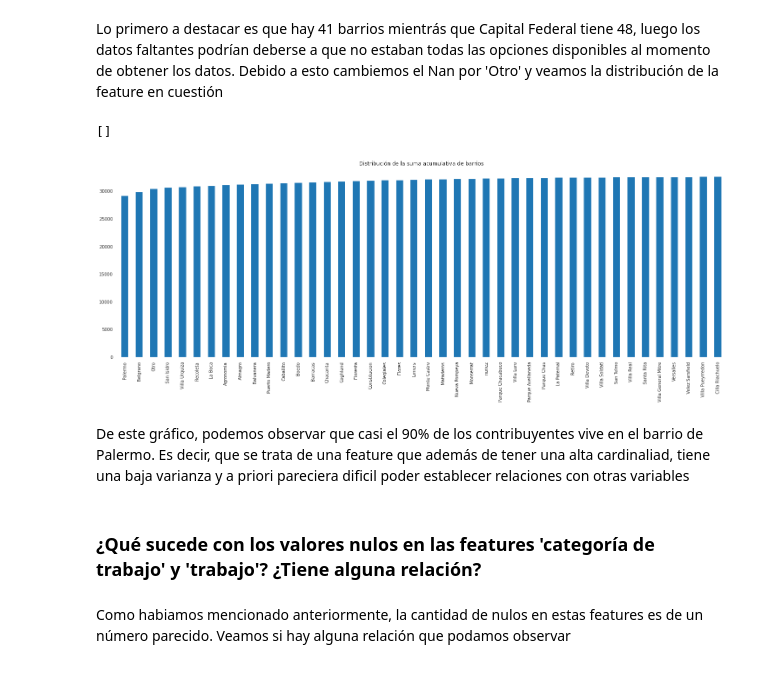
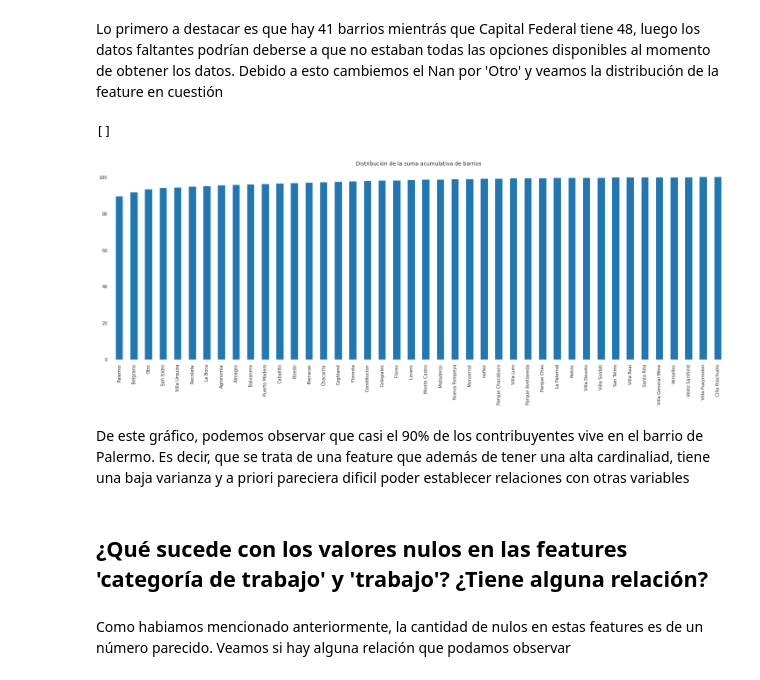
Before and after one commit to fjpacheco/machine-learning, a Jupyter notebook: notebook_definitivo.ipynb, the cells around one changed output. Cells and saved outputs as stored; diff of their text form; code cells hidden in the pictures.

```diff
--- a/notebook_definitivo.ipynb
+++ b/notebook_definitivo.ipynb
@@ -95,19 +95,19 @@ len(df.barrio.value_counts().index)
 Lo primero a destacar es que hay 41 barrios mientrás que Capital Federal tiene 48, luego los datos faltantes podrían deberse a que no estaban todas las opciones disponibles al momento de obtener los datos. Debido a esto cambiemos el Nan por 'Otro' y veamos la distribución de la feature en cuestión
 # %%
 df['barrio'] = df['barrio'].replace(np.nan,'Otro')
-barrios = df['barrio'].value_counts(dropna=False)
+barrios = df['barrio'].value_counts(normalize=True,dropna=False) * 100
 
 barrios.cumsum().plot(
    kind='bar', title="Distribución de la suma acumulativa de barrios", figsize=(25, 8)
 )
 plt.plot()
 # %% [output]
 []
-[figure, old version]
+[figure, new version]
 # %% [markdown]
 De este gráfico, podemos observar que casi el 90% de los contribuyentes vive en el barrio de Palermo. Es decir, que se trata de una feature que además de tener una alta cardinaliad, tiene una baja varianza y a priori pareciera dificil poder establecer relaciones con otras variables
 # %% [markdown]
-### ¿Qué sucede con los valores nulos en las features 'categoría de trabajo' y 'trabajo'? ¿Tiene alguna relación?
+## ¿Qué sucede con los valores nulos en las features 'categoría de trabajo' y 'trabajo'? ¿Tiene alguna relación?
 # %% [markdown]
 Como habiamos mencionado anteriormente, la cantidad de nulos en estas features es de un número parecido. Veamos si hay alguna relación que podamos observar
 # %%
```
Also changed, not shown: parts of 14 cells of this notebook, 2 other files.
